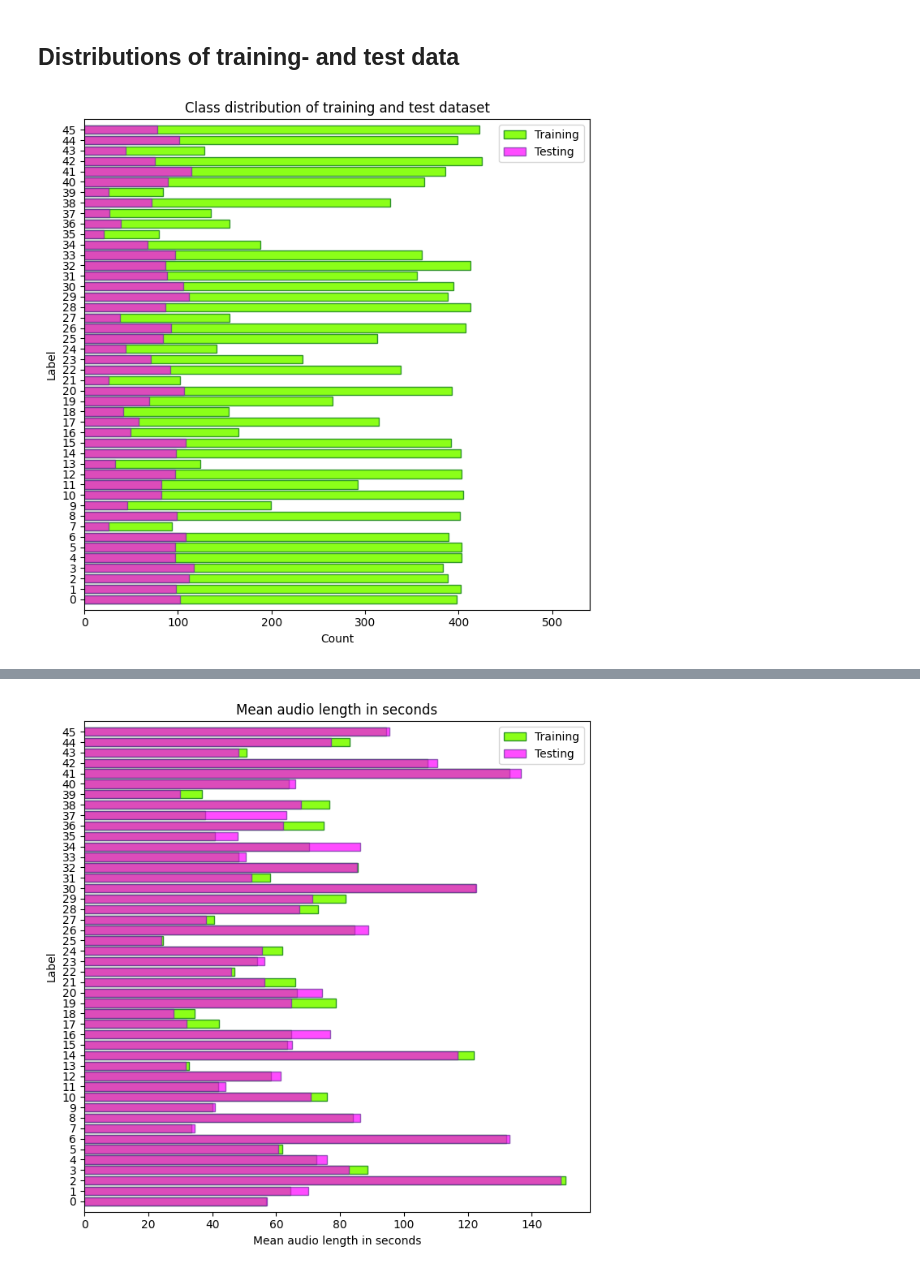
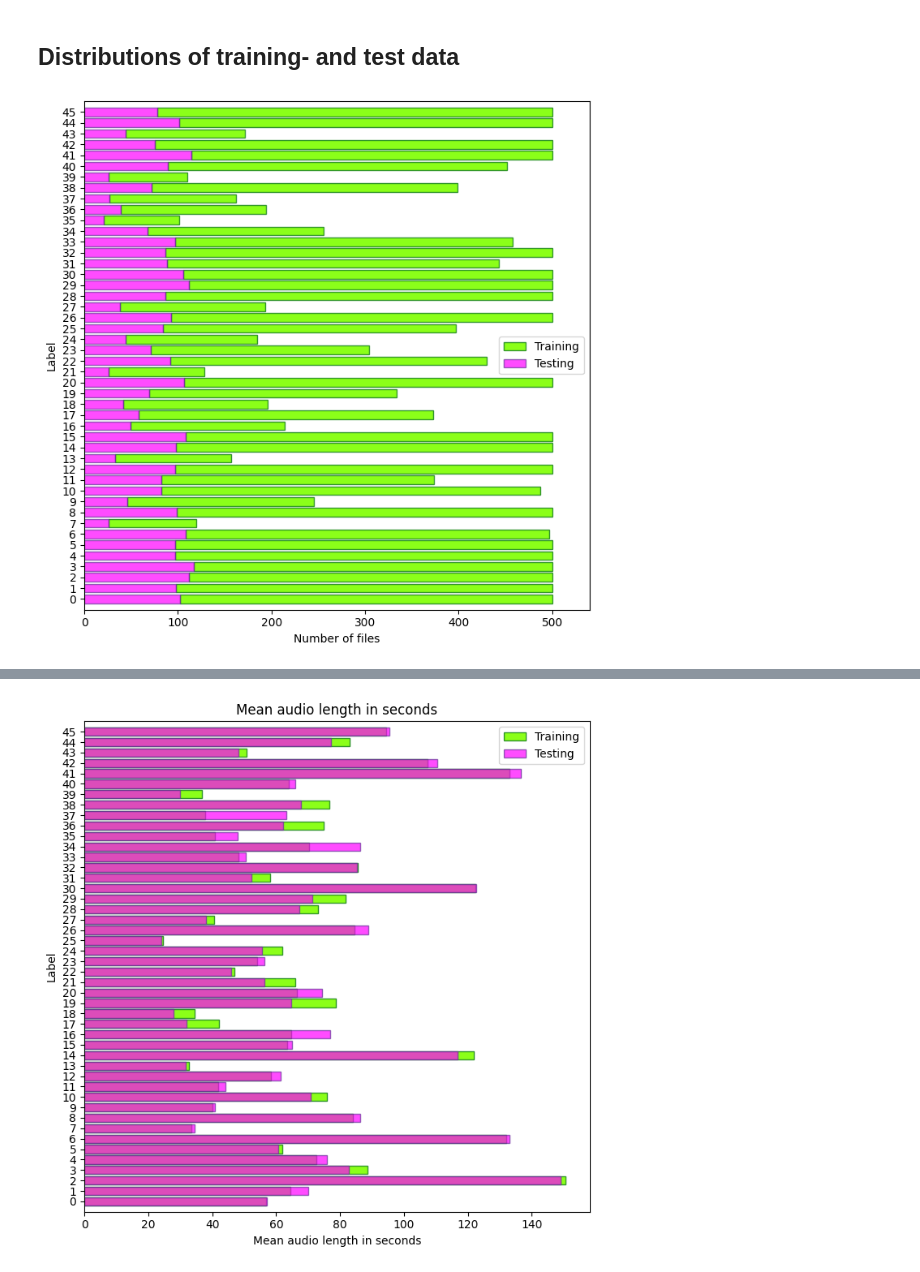
Before and after one commit to lukas-bert/CNN-based-Bird-Audio-Classification, a Jupyter notebook: workflow/notebooks/plots.ipynb, the cells around one changed output, grey strips where cells are left out. Saved outputs shown, nothing was run; the diff lists cells and outputs as text; code cells hidden in the pictures.

```diff
--- a/workflow/notebooks/plots.ipynb
+++ b/workflow/notebooks/plots.ipynb
@@ -50,17 +50,17 @@ label_train = counts_train.index
 counts_train = counts_train.values
 # %%
 plt.figure(figsize = (7,7))
-plt.title("Class distribution of training and test dataset")
-plt.barh(label_train, counts_train, color = "chartreuse", label = "Training", edgecolor = "forestgreen", alpha = .9) # tu green "#639A00"
+#plt.title("Class distribution of training and test dataset")
+plt.barh(label_train, counts_train, left = counts_test, color = "chartreuse", label = "Training", edgecolor = "forestgreen", alpha = .9) # tu green "#639A00"
 plt.barh(label_test, counts_test, color = "fuchsia", label = "Testing", edgecolor = "rebeccapurple", alpha = .7) # tu orange "#CA7406"
-plt.xlabel('Count')
+plt.xlabel('Number of files')
 plt.ylabel('Label')
 plt.xlim(0, 540)
 plt.ylim(-1, 46)
 plt.yticks(range(0, 46),range(0, 46))
 plt.legend()
 plt.tight_layout()
 
 plt.savefig("../../plots/class_distributions.pdf")
 # %% [output]
-[figure, old version]
+[figure, new version]
```
Also changed, not shown: parts of 13 cells of this notebook, 49 other files.
